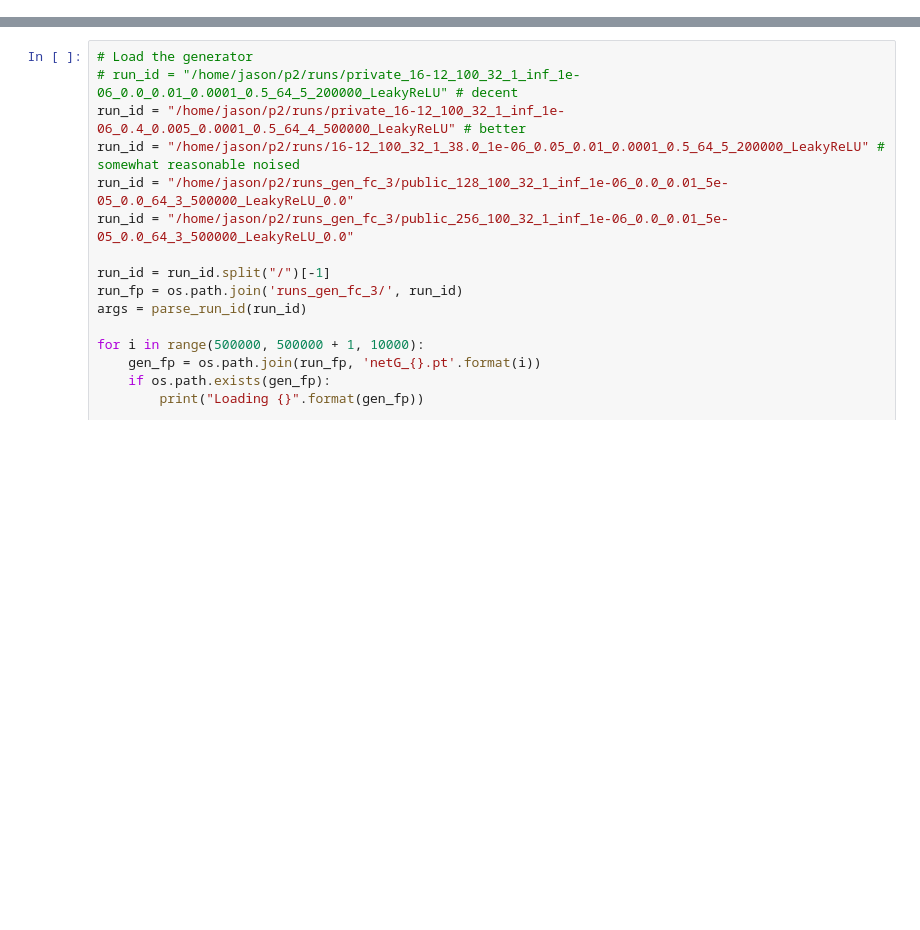
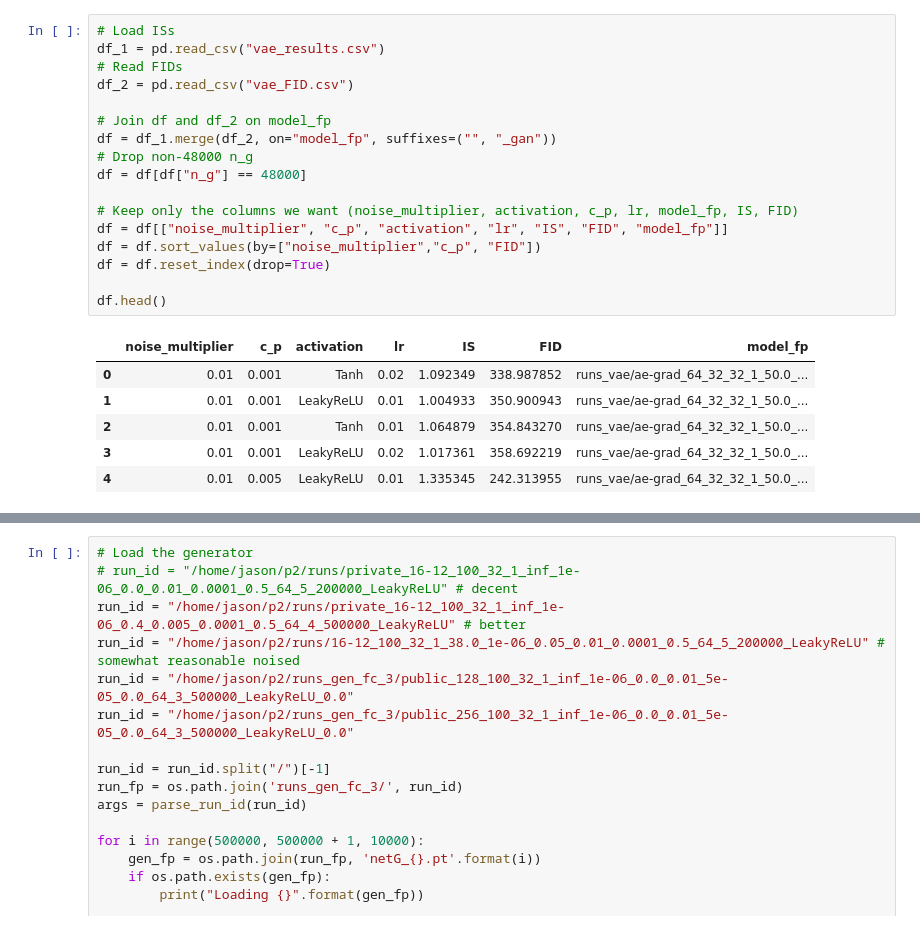
Before and after one commit to JasonTang99/p2, a Jupyter notebook: testing.ipynb, the cells around one changed output, grey strips where cells are left out. Drawn from its saved outputs; the diff is of its cells as text; blank space fills up the shorter version.

```diff
--- a/testing.ipynb
+++ b/testing.ipynb
@@ -41,0 +50,24 @@ pub_Dec.load_state_dict(torch.load(dec_fp))
+# %%
+# Load ISs
+df_1 = pd.read_csv("vae_results.csv")
+# Read FIDs
+df_2 = pd.read_csv("vae_FID.csv")
+
+# Join df and df_2 on model_fp
+df = df_1.merge(df_2, on="model_fp", suffixes=("", "_gan"))
+# Drop non-48000 n_g
+df = df[df["n_g"] == 48000]
+
+# Keep only the columns we want (noise_multiplier, activation, c_p, lr, model_fp, IS, FID)
+df = df[["noise_multiplier", "c_p", "activation", "lr", "IS", "FID", "model_fp"]]
+df = df.sort_values(by=["noise_multiplier","c_p", "FID"])
+df = df.reset_index(drop=True)
+
+df.head()
+# %% [output]
+|  | noise_multiplier | c_p | activation | lr | IS | FID | model_fp |
+| 0 | 0.01 | 0.001 | Tanh | 0.02 | 1.092349 | 338.987852 | runs_vae/ae-grad_64_32_32_1_50.0_... |
+| 1 | 0.01 | 0.001 | LeakyReLU | 0.01 | 1.004933 | 350.900943 | runs_vae/ae-grad_64_32_32_1_50.0_... |
+| 2 | 0.01 | 0.001 | Tanh | 0.01 | 1.064879 | 354.843270 | runs_vae/ae-grad_64_32_32_1_50.0_... |
+| 3 | 0.01 | 0.001 | LeakyReLU | 0.02 | 1.017361 | 358.692219 | runs_vae/ae-grad_64_32_32_1_50.0_... |
+| 4 | 0.01 | 0.005 | LeakyReLU | 0.01 | 1.335345 | 242.313955 | runs_vae/ae-grad_64_32_32_1_50.0_... |
```
Also changed, not shown: parts of 32 cells of this notebook, 5 other files.
